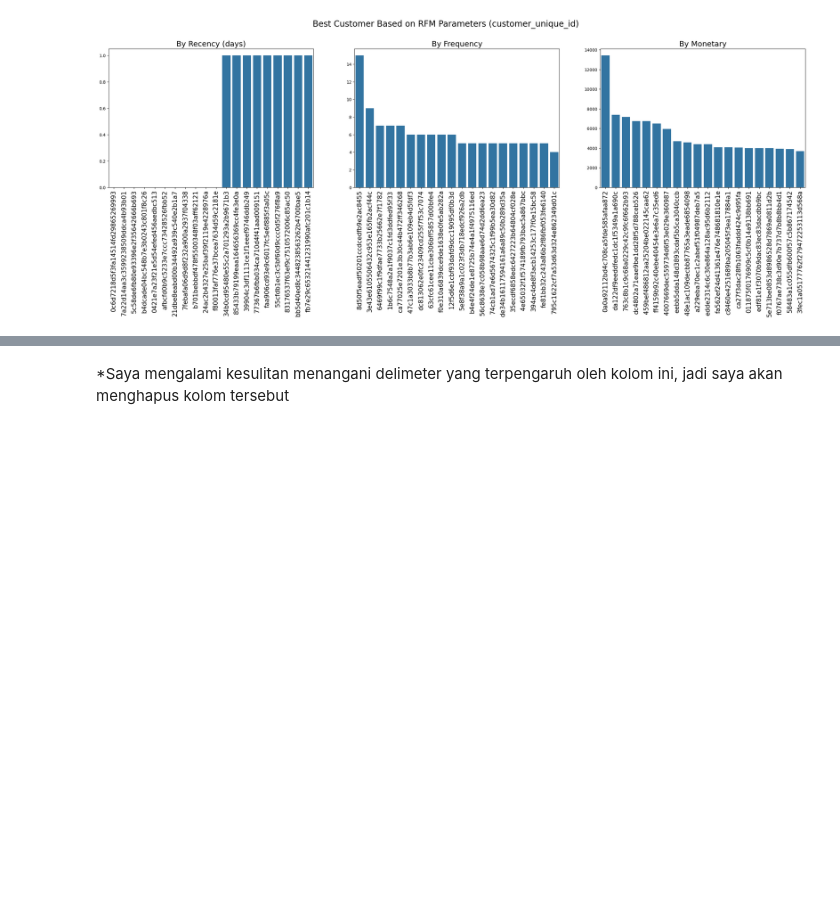
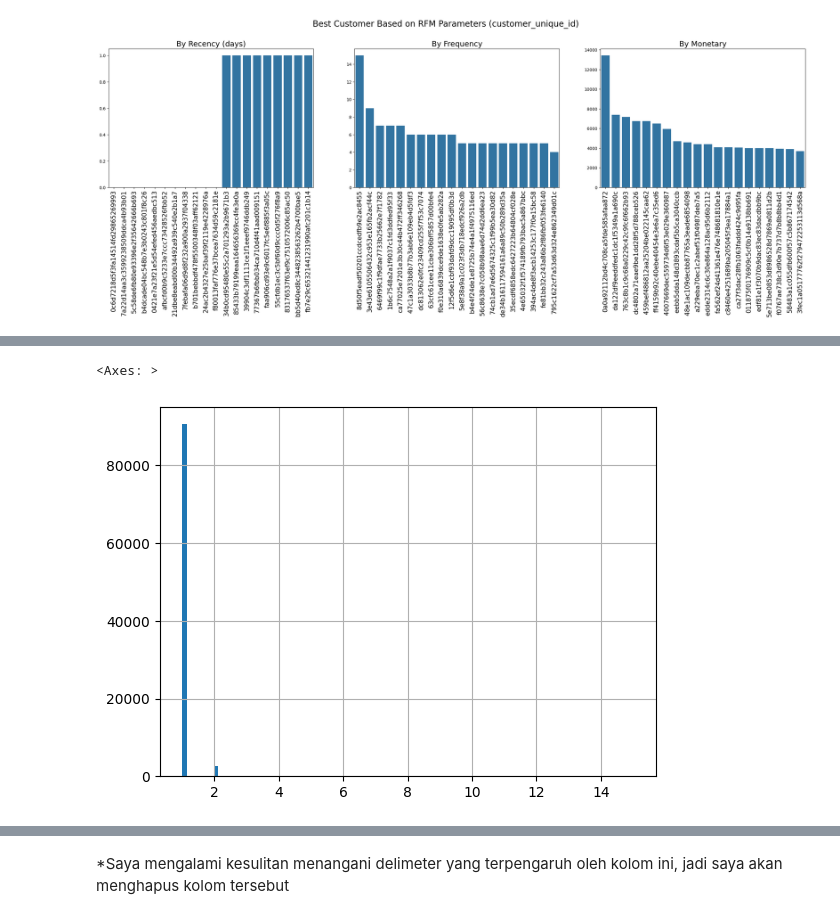
Before and after one commit to Fattahtrgn/Submission-Dicoding-Olist-Dashboard, a Jupyter notebook: notebook.ipynb, the cells around one changed output, grey strips where cells are left out. Cells and saved outputs as stored; diff of their text form; code cells hidden in the pictures; blank space fills up the shorter version.

```diff
--- a/notebook.ipynb
+++ b/notebook.ipynb
@@ -2358,0 +2447,5 @@ plt.show()
+# %%
+rfm_df['frequency'].hist(bins=100)
+# %% [output]
+<Axes: >
+[figure, added]
```
Also changed, not shown: parts of 54 cells of this notebook, 4 other files.
